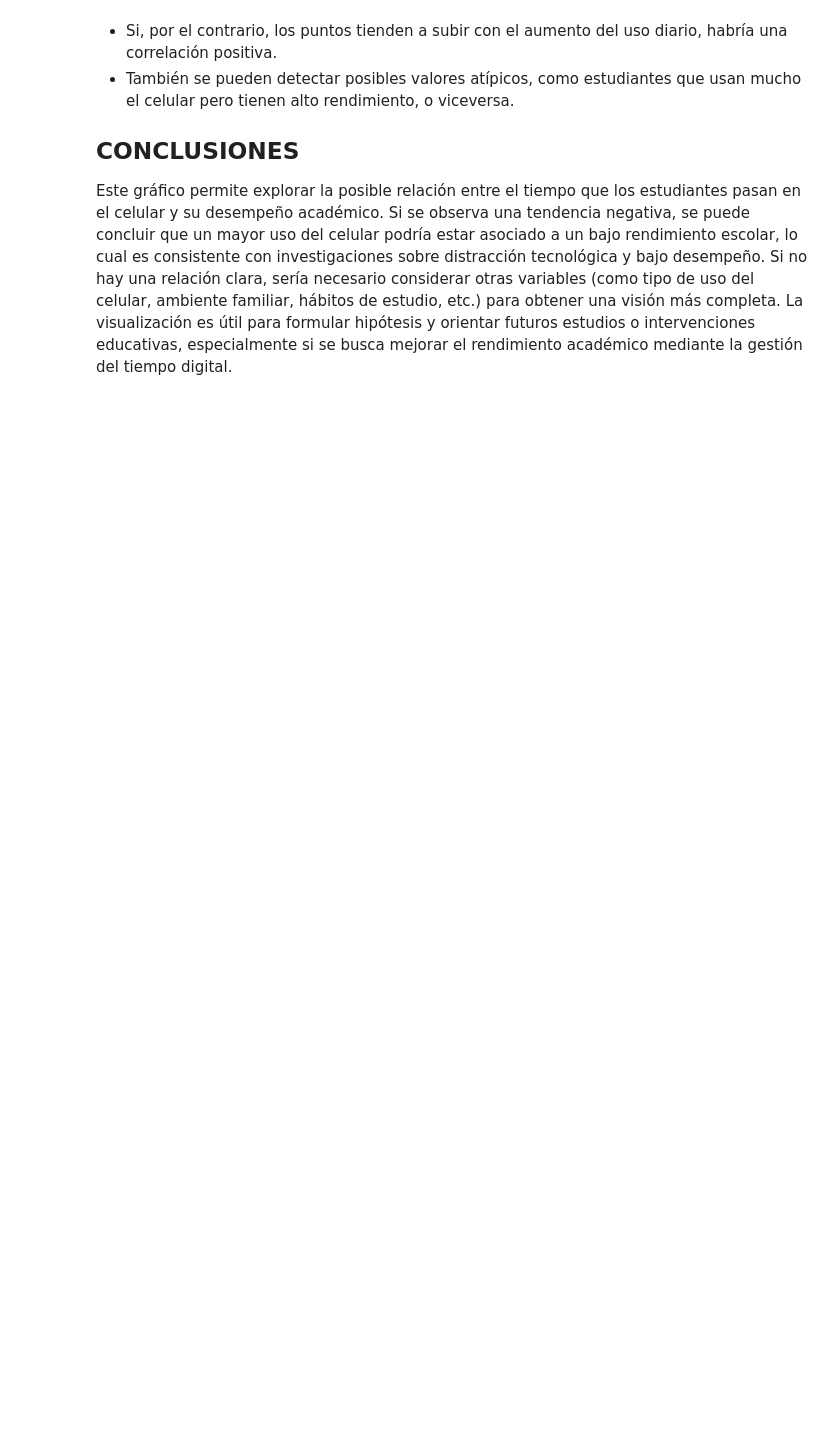
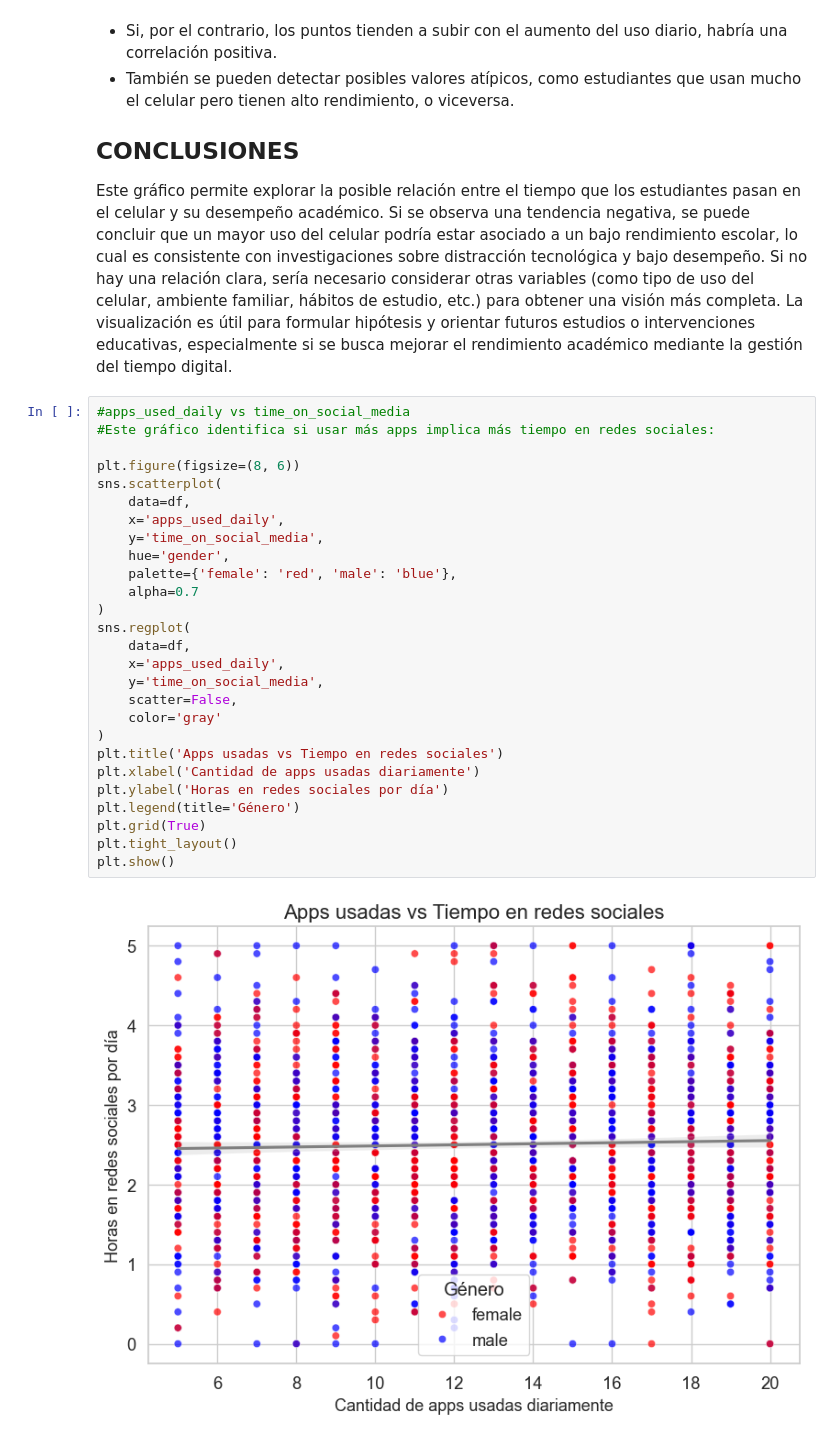
Before and after one commit to Alejomaya1103/Ejercicio-practico-semana-3---Grupo-7, a Jupyter notebook: Ejercicio_practico.ipynb, the cells around one changed output. Drawn from its saved outputs; the diff is of its cells as text; blank space fills up the shorter version.

```diff
--- a/Ejercicio_practico.ipynb
+++ b/Ejercicio_practico.ipynb
@@ -666,3 +666,32 @@ Este gráfico permite explorar la posible relación entre el tiempo que los estu
 Si se observa una tendencia negativa, se puede concluir que un mayor uso del celular podría estar asociado a un bajo rendimiento escolar, lo cual es consistente con investigaciones sobre distracción tecnológica y bajo desempeño.
 Si no hay una relación clara, sería necesario considerar otras variables (como tipo de uso del celular, ambiente familiar, hábitos de estudio, etc.) para obtener una visión más completa.
 La visualización es útil para formular hipótesis y orientar futuros estudios o intervenciones educativas, especialmente si se busca mejorar el rendimiento académico mediante la gestión del tiempo digital.
+# %%
+#apps_used_daily vs time_on_social_media
+#Este gráfico identifica si usar más apps implica más tiempo en redes sociales:
+
+plt.figure(figsize=(8, 6))
+sns.scatterplot(
+    data=df,
+    x='apps_used_daily',
+    y='time_on_social_media',
+    hue='gender',
+    palette={'female': 'red', 'male': 'blue'},
+    alpha=0.7
+)
+sns.regplot(
+    data=df,
+    x='apps_used_daily',
+    y='time_on_social_media',
+    scatter=False,
+    color='gray'
+)
+plt.title('Apps usadas vs Tiempo en redes sociales')
+plt.xlabel('Cantidad de apps usadas diariamente')
+plt.ylabel('Horas en redes sociales por día')
+plt.legend(title='Género')
+plt.grid(True)
+plt.tight_layout()
+plt.show()
+# %% [output]
+[figure, added]
```
Also changed, not shown: parts of 5 cells of this notebook.
